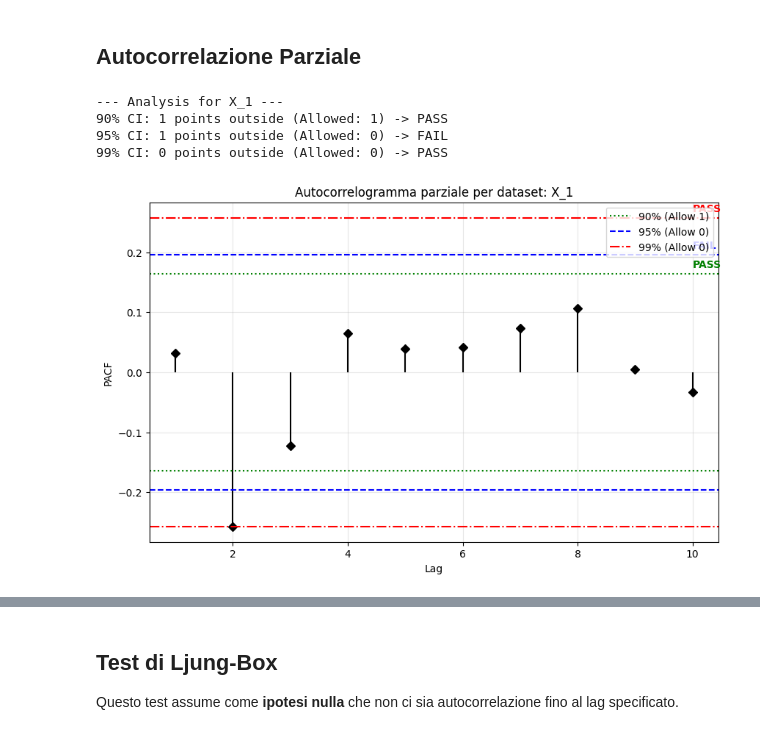
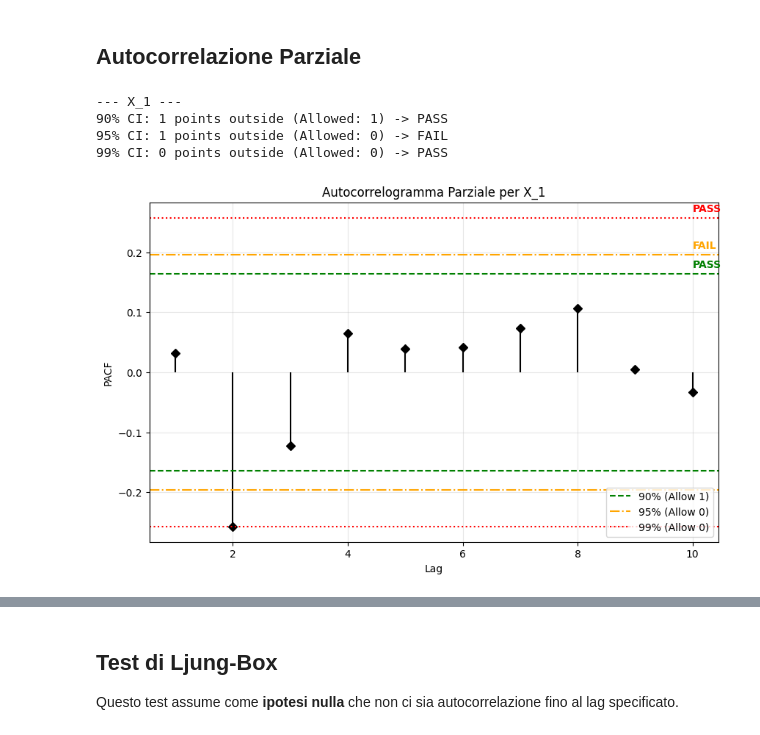
Before and after one commit to francescodonnini/ANOVA, a Jupyter notebook: ANOVA.ipynb, the cells around one changed output, grey strips where cells are left out. Drawn from its saved outputs; the diff is of its cells as text; code cells hidden in the pictures.

```diff
--- a/anova1.ipynb
+++ b/ANOVA.ipynb
@@ -103,0 +113,20 @@ Si vogliono avere delle rassicurazioni sul fatto che non esistano relazioni di c
+# %%
+def confidence_bound(alpha: float, n: int) -> float:
+    if alpha < 0 or alpha > 1:
+        raise ValueError('alpha must be between 0 and 1')
+    return stats.norm.ppf(1 - alpha / 2) / np.sqrt(n)
+# %%
+def tolerance_rules(levels: List[float], max_lag: int, n: int) -> dict:
+    levels.sort(reverse=True)
+    styles = ['--', '-.', ':', '-']
+    colors = ['green', 'orange', 'red', 'blue', 'orange']
+    rules = {}
+    for (i, l) in enumerate(levels):
+        key = f'{int((1-l)*100)}%'
+        rules[key] = {
+            'z': confidence_bound(l, n),
+            'allowed': int(np.floor(max_lag * l)),
+            'color': colors[i % len(colors)],
+            'style': styles[i % len(styles)],
+        }
+    return rules
@@ -184,62 +202,18 @@ for col in columns:
 # %% [markdown]
 ## Autocorrelazione Parziale
 # %%
-import matplotlib.pyplot as plt
-import statsmodels.api as sm
-import numpy as np
+def pacf_plot(col, max_lag: int, levels: List[float], col_name: str='Unknown'):
+    rules = tolerance_rules(levels, max_lag, len(col))
+    pacf_values = sm.tsa.pacf(col, nlags=max_lag)
+    pacf_values = pacf_values[1:]
+    generic_acf_pacf_plot(pacf_values, max_lag, rules, f'Autocorrelogramma Parziale per {col_name}', col_name, 'PACF')
 
-def analyze_strict_tolerance(data, col, lags=10):
-    acf_values = sm.tsa.pacf(data[col], nlags=lags)
-    acf_to_test = acf_values[1:]
-
-    n = len(data)
-
-    rules = {
-        '90%': {
-            'z': stats.norm.ppf((1 + 0.9) / 2) / np.sqrt(n),
-            'allowed': 1,
-            'color': 'green',
-            'style': ':'
-        },
-        '95%': {
-            'z': stats.norm.ppf((1 + 0.95) / 2) / np.sqrt(n),
-            'allowed': 0,
-            'color': 'blue',
-            'style': '--'
-        },
-        '99%': {
-            'z': stats.norm.ppf((1 + 0.99) / 2) / np.sqrt(n),
-            'allowed': 0,
-            'color': 'red',
-            'style': '-.'
-        }
-    }
-
-    print(f"\n--- Analysis for {col} ---")
-
-    plt.figure(figsize=(10, 6))
-    plt.title(f'Autocorrelogramma parziale per dataset: {col}')
-    plt.stem(range(1, lags + 1), acf_to_test, linefmt='k-', markerfmt='kD', basefmt=" ")
-
-    for label, params in rules.items():
-        limit = params['z']
-        count = np.sum(np.abs(acf_to_test) > limit)
-        status = "PASS" if count <= params['allowed'] else "FAIL"
-        print(f"{label} CI: {count} points outside (Allowed: {params['allowed']}) -> {status}")
-        plt.axhline(y=limit, color=params['color'], linestyle=params['style'], label=f'{label} (Allow {params["allowed"]})')
-        plt.axhline(y=-limit, color=params['color'], linestyle=params['style'])
-        plt.text(lags, limit + 0.01, f"{status}", color=params['color'], fontweight='bold')
-    plt.xlabel('Lag')
-    plt.ylabel('PACF')
-    plt.legend(loc='upper right')
-    plt.grid(True, alpha=0.3)
-    plt.show()
 
 for col in columns:
-    analyze_strict_tolerance(df, col)
+    pacf_plot(df[col], calculate_max_lag(len(df[col])), [0.1, 0.05, 0.01], col)
 # %% [output]
---- Analysis for X_1 ---
+--- X_1 ---
 90% CI: 1 points outside (Allowed: 1) -> PASS
 95% CI: 1 points outside (Allowed: 0) -> FAIL
 99% CI: 0 points outside (Allowed: 0) -> PASS
-[figure, old version]
+[figure, new version]
```
Also changed, not shown: parts of 32 cells of this notebook, 4 other files.
